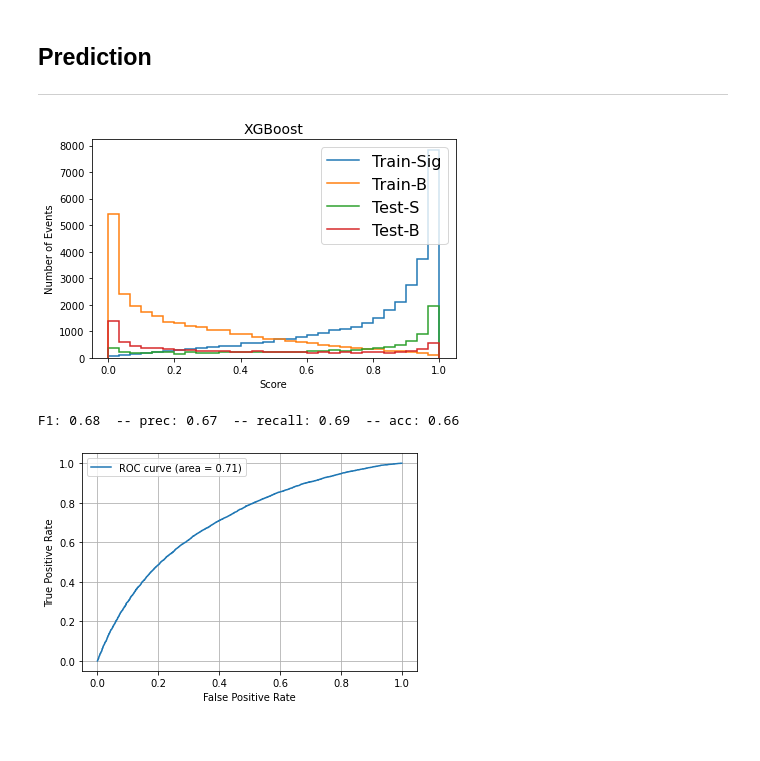
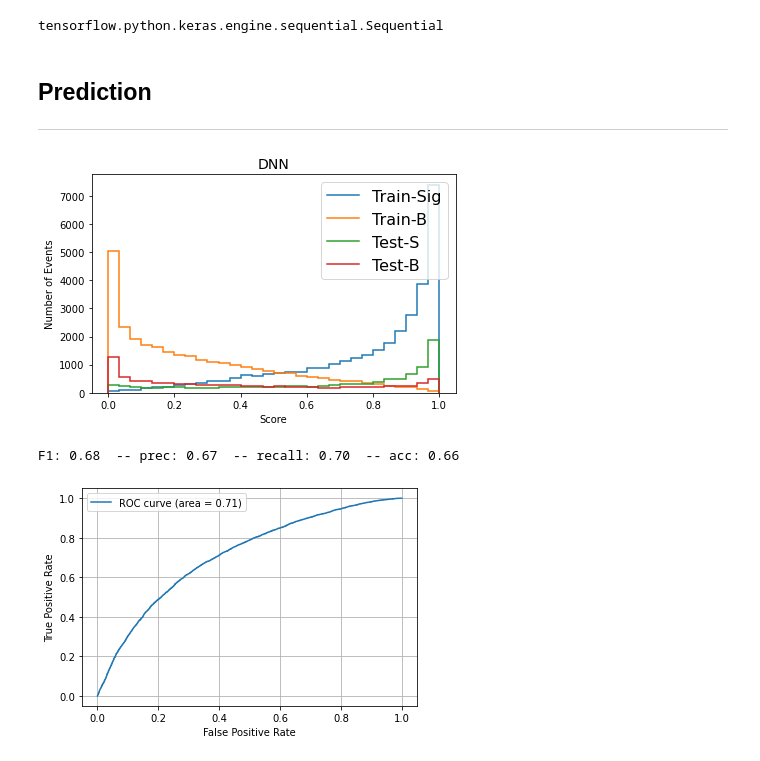
Before and after one commit to rpezoa/hep_shap, a Jupyter notebook: notebooks/shap_dnn_plots.ipynb, the cells around one changed output. Cells and saved outputs as stored; diff of their text form; code cells hidden in the pictures.

```diff
--- a/notebooks/shap_dnn_plots.ipynb
+++ b/notebooks/shap_dnn_plots.ipynb
@@ -62,6 +80,6 @@ X_train, X_val, y_train, y_val = train_test_split(X_train, y_train, shuffle = Tr
 - In this notebook just using one configuration to be executed in any laptop
 # %%
-n_exp = 7
+n_exp = 3141593
 p = {'lr': [1],
      'activation':['relu'],
      'optimizer': [Adam],
@@ -112,3 +130,7 @@ scan_object = talos.Scan(x = X_train.to_numpy(),
 best_idx = scan_object.best_model(metric='val_f1score', asc=True)
 model_id = scan_object.data['val_f1score'].astype('float').argmax()
 model = activate_model(scan_object, model_id)
+# %%
+type(best_idx)
+# %% [output]
+tensorflow.python.keras.engine.sequential.Sequential
@@ -122,23 +146,23 @@ y_pred_val = best_idx.predict(X_val)
 # %%
 # Score distribution
 f, axs = plt.subplots(1, 1, sharex=True, sharey=True)
 h_signal_train, bins_sig_train = np.histogram(y_pred_train[y_train == 1], bins=30)
 h_back_train, bins_back_train = np.histogram(y_pred_train[y_train == 0], bins=30)
 h_sig_test, bins_sig_test = np.histogram(y_pred_test[y_test == 1], bins=30)
 h_back_test, bins_back_test = np.histogram(y_pred_test[y_test == 0], bins=30)
 
-axs.set_title("XGBoost", fontsize=14)
+axs.set_title("DNN", fontsize=14)
 hep.histplot([h_signal_train,h_back_train, h_sig_test, h_back_test], bins_sig_test, ax=axs,label=["Train-Sig", "Train-B", "Test-S", "Test-B"])
 axs.legend(fontsize=16)
 axs.set_xlabel("Score")
 axs.set_ylabel("Number of Events")
 
 plt.tight_layout()
 plt.show()
 #plot_name = "dist_plots/dnn/score_dist_{}_test.png".format(out_name)
 #plt.savefig(plot_name)
 # %% [output]
-[figure, old version]
+[figure, new version]
 # %%
 from sklearn.metrics import roc_curve, auc, precision_score, recall_score, accuracy_score
 from sklearn.metrics import f1_score as f1s
@@ -151,7 +175,7 @@ rec = recall_score(y_test,  (y_pred_test>.5))
 acc = accuracy_score(y_test,  (y_pred_test>.5))
 print("F1: %.2f" %f1 , " -- prec: %.2f" %prec, " -- recall: %.2f" %rec, " -- acc: %.2f" %acc)
 # %% [output]
-F1: 0.68  -- prec: 0.67  -- recall: 0.69  -- acc: 0.66
+F1: 0.68  -- prec: 0.67  -- recall: 0.70  -- acc: 0.66
 # %%
 #create ROC curve
 plt.plot(fpr,tpr, label='ROC curve (area = %.2f)' %auc_)
```
Also changed, not shown: parts of 29 cells of this notebook.
